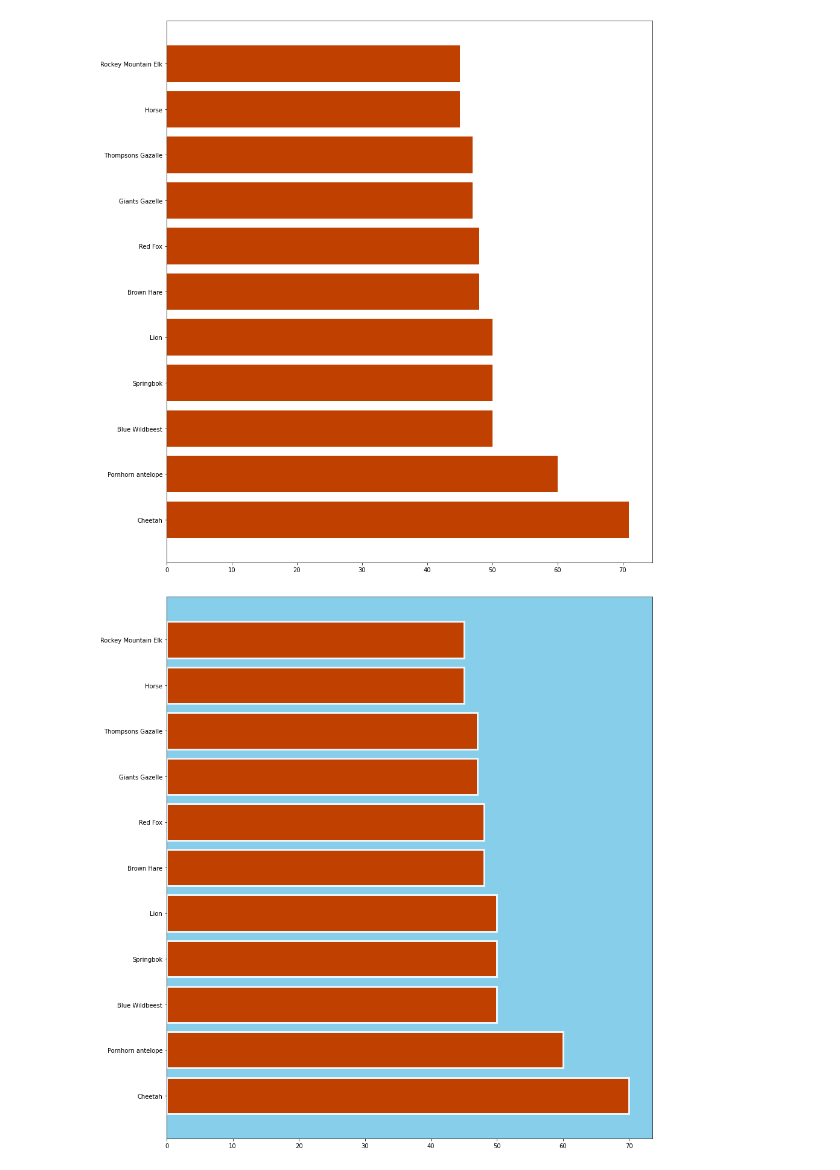
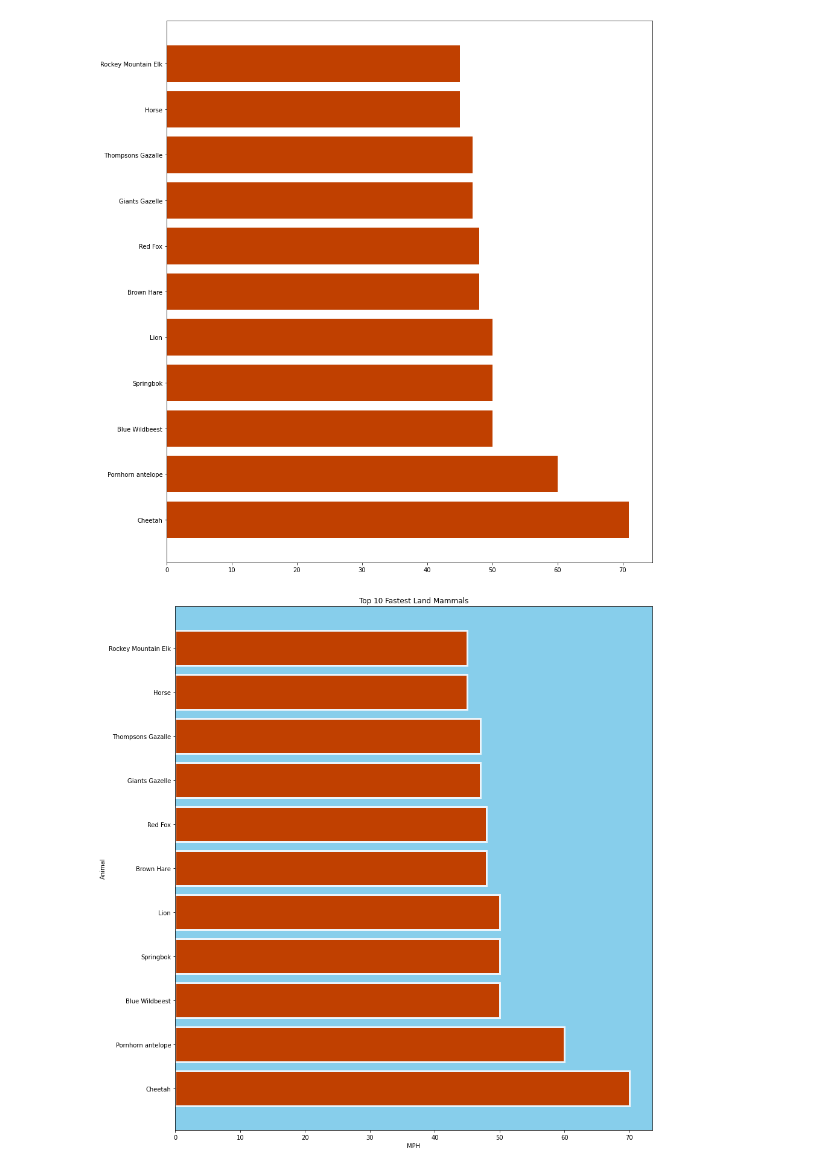
Before and after one commit to Nissun662/Data-Visual, a Jupyter notebook: Recreating_Initialization.ipynb, the cells around one changed output. Saved outputs shown, nothing was run; the diff lists cells and outputs as text; code cells hidden in the pictures.

```diff
--- a/Recreating_Initialization.ipynb
+++ b/Recreating_Initialization.ipynb
@@ -105,21 +105,25 @@ plt.show()
 # %%
 # Define Data
 
 mammals = ['Cheetah', 'Pornhorn antelope', 'Blue Wildbeest', 'Springbok', 'Lion', 'Brown Hare', 'Red Fox', 'Giants Gazelle', 'Thompsons Gazalle', 'Horse', 'Rockey Mountain Elk']
 speed = [70, 60, 50, 50, 50, 48, 48, 47, 47, 45, 45 ]
 
+
 # Plot Graph
 
 plt.barh(mammals, speed)
 ax=plt.axes()
-plt.barh(y_pos, speed, color=('#C04000', '#C04000', '#C04000', '#C04000', '#C04000', '#C04000', '#C04000', '#C04000', '#C04000', '#C04000', '#C04000'), linewidth=3,   edgecolor='#EBF4FA')
+plt.barh(y_pos, speed, color=('#C04000', '#C04000', '#C04000', '#C04000', '#C04000', '#C04000', '#C04000', '#C04000', '#C04000', '#C04000', '#C04000'), linewidth=3, edgecolor='#EBF4FA')
+plt.title('Top 10 Fastest Land Mammals')
+plt.xlabel('MPH')
+plt.ylabel('Animal')
 
 # Set color
 
 ax.set_facecolor('#87CEEB')
 
 # Display Graph
 
 plt.show()
 # %% [output]
-[figure, old version]
+[figure, new version]
```
